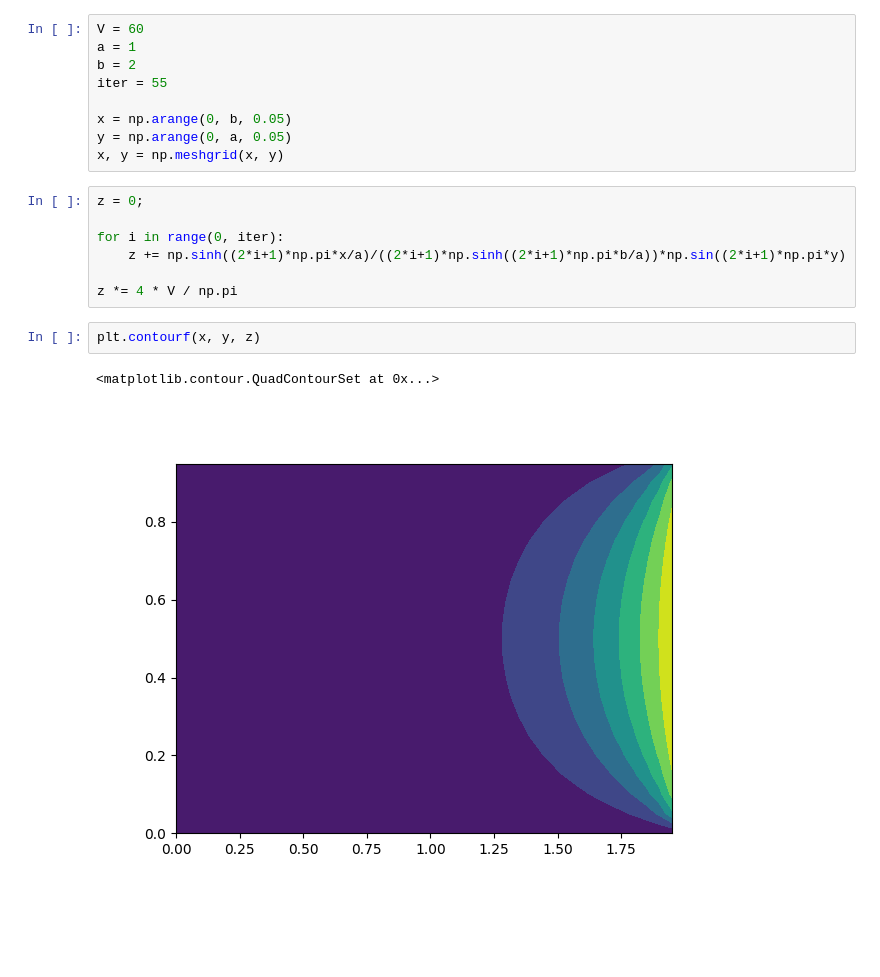
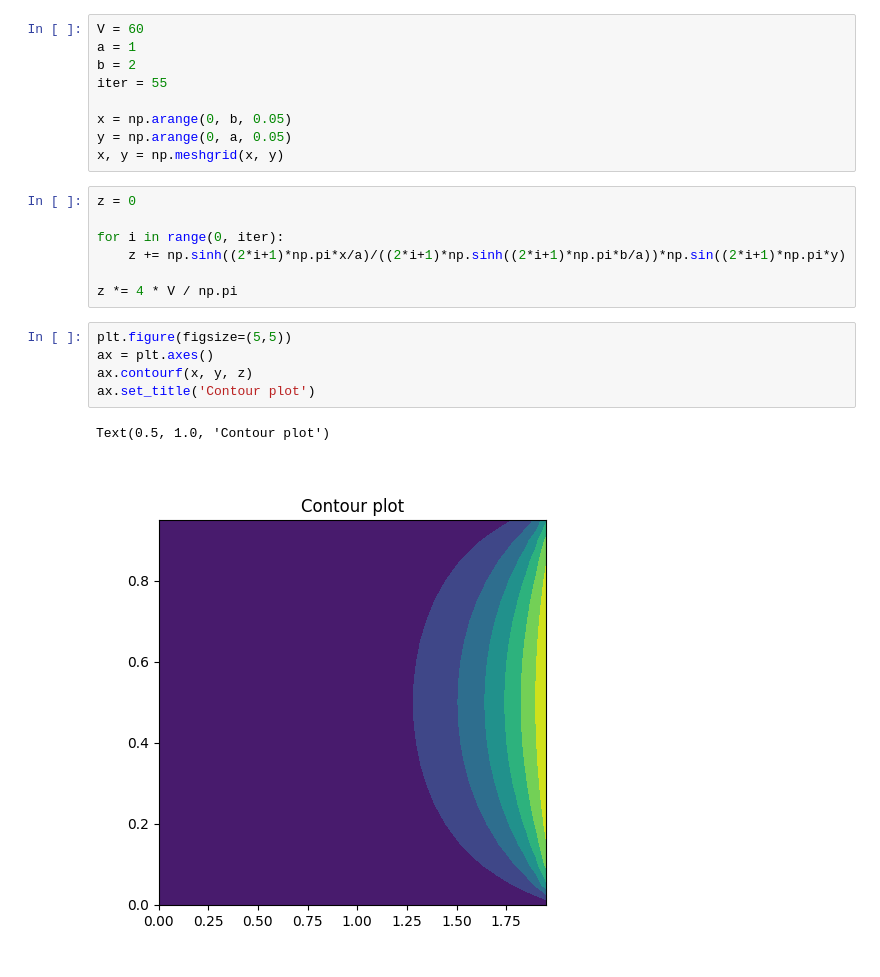
Before and after one commit to renn15/renn15-s-Mini-Coding-Projects, a Jupyter notebook: Physics/ElectricPotential.ipynb, the cells around one changed output. Cells and saved outputs as stored; diff of their text form; blank space fills up the shorter version.

```diff
--- a/Physics/ElectricPotential.ipynb
+++ b/Physics/ElectricPotential.ipynb
@@ -13,17 +13,20 @@ x = np.arange(0, b, 0.05)
 y = np.arange(0, a, 0.05)
 x, y = np.meshgrid(x, y)
 # %%
-z = 0;
+z = 0
 
 for i in range(0, iter):
     z += np.sinh((2*i+1)*np.pi*x/a)/((2*i+1)*np.sinh((2*i+1)*np.pi*b/a))*np.sin((2*i+1)*np.pi*y)
 
 z *= 4 * V / np.pi
 # %%
-plt.contourf(x, y, z)
+plt.figure(figsize=(5,5))
+ax = plt.axes()
+ax.contourf(x, y, z)
+ax.set_title('Contour plot')
 # %% [output]
-<matplotlib.contour.QuadContourSet at 0x...>
+Text(0.5, 1.0, 'Contour plot')
-[figure, old version]
+[figure, new version]
 # %%
 plt.figure(figsize=(5,5))
 ax = plt.axes(projection='3d')
```
Also changed, not shown: parts of 2 cells of this notebook.
